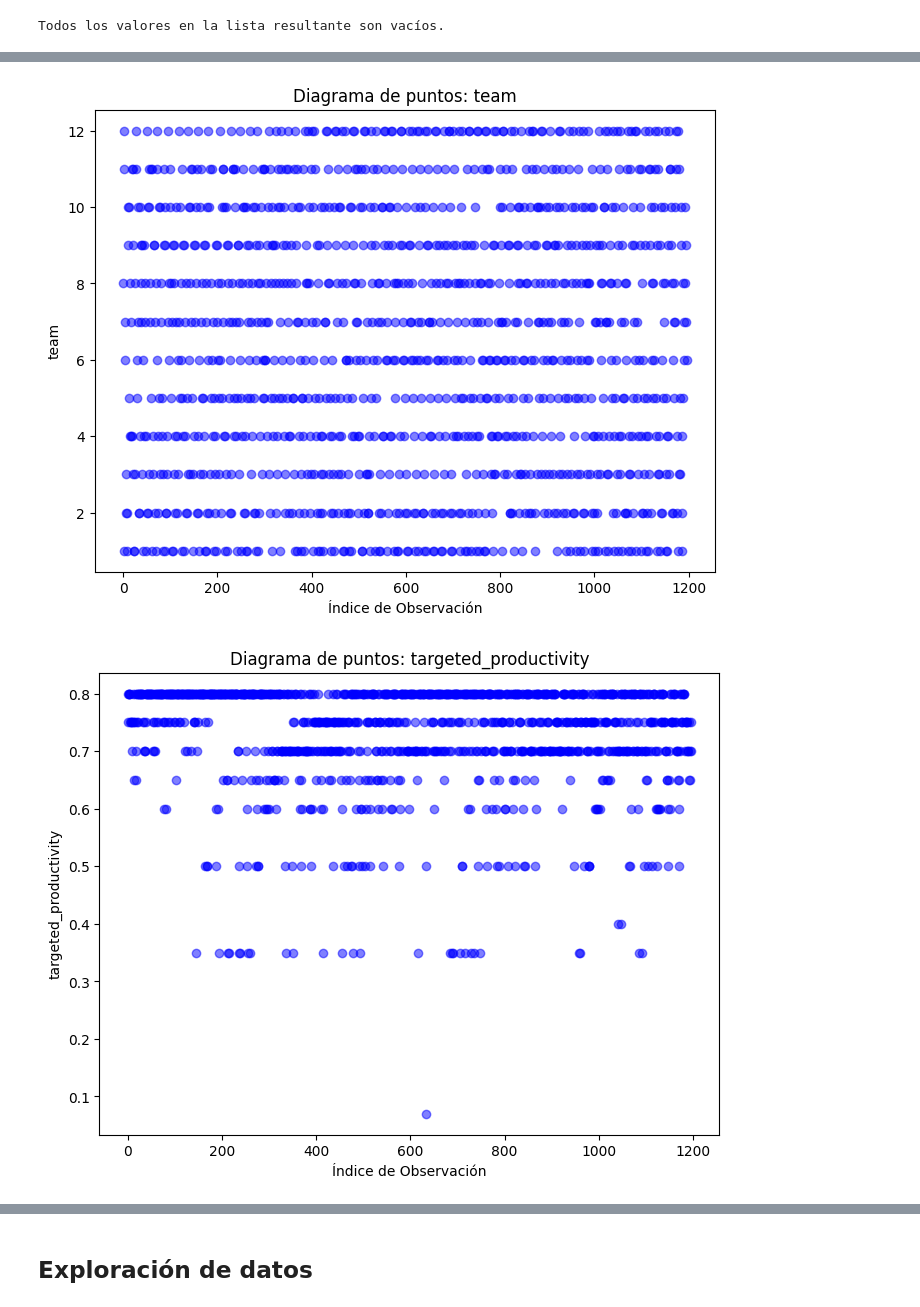
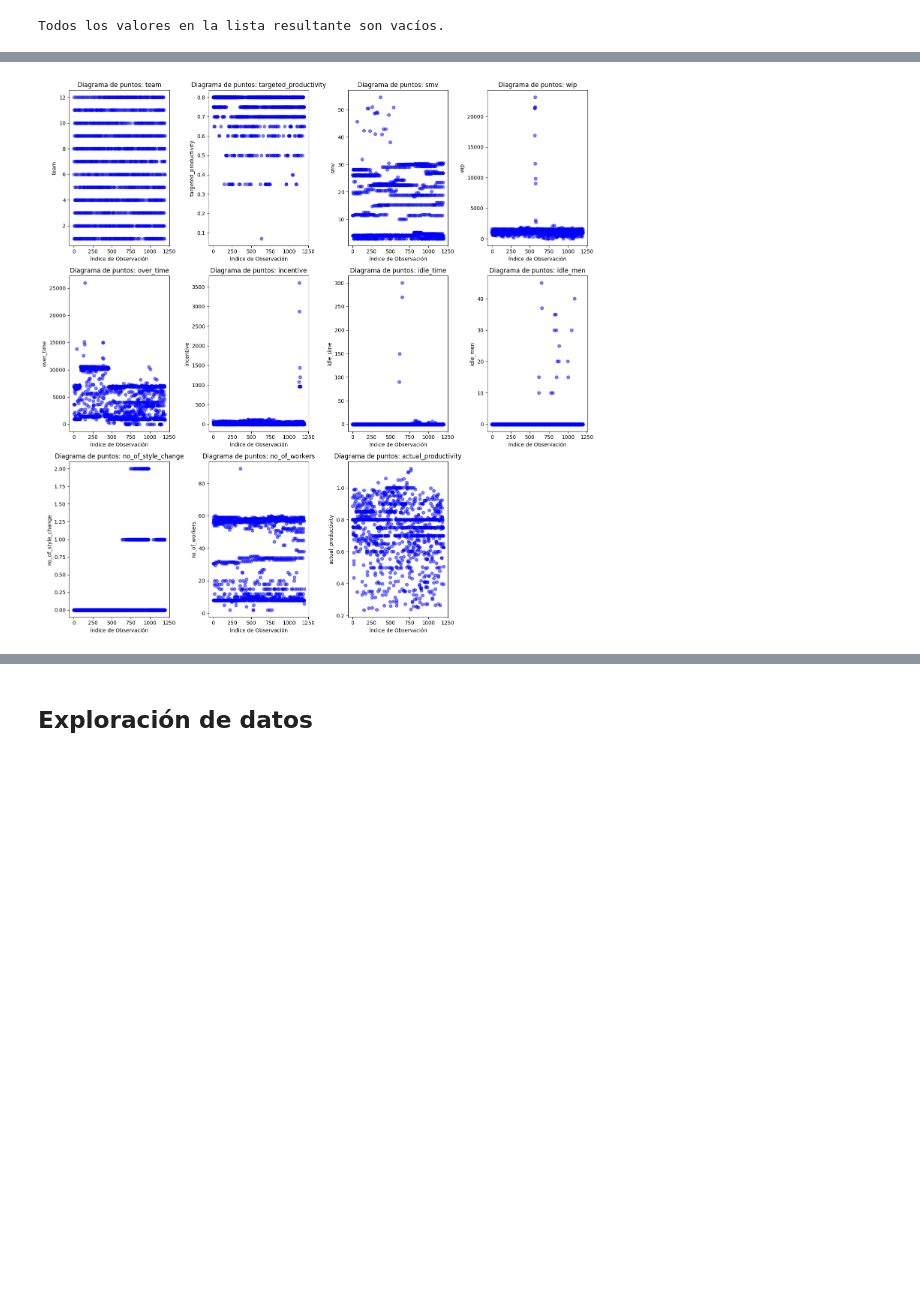
Before and after one commit to JuanMoreno2000/Proyecto1_actd, a Jupyter notebook: Proyecto1_Analitica.ipynb, the cells around one changed output, grey strips where cells are left out. Drawn from its saved outputs; the diff is of its cells as text; code cells hidden in the pictures; blank space fills up the shorter version.

```diff
--- a/Proyecto1_Analitica.ipynb
+++ b/Proyecto1_Analitica.ipynb
@@ -128,16 +93,27 @@ data = datac
 # %%
 import matplotlib.pyplot as plt
 
 numeric_variables = data.select_dtypes(include=['float64', 'int64'])
+num_plots = len(numeric_variables.columns)
+num_rows = int(num_plots**0.5)  # Número de filas
+num_cols = (num_plots + num_rows - 1) // num_rows  # Número de columnas
+
+fig, axs = plt.subplots(num_rows, num_cols, figsize=(15, 15))
 
 # Generar diagrama de puntos para cada variable numérica
-for column in numeric_variables.columns:
-    plt.figure(figsize=(8, 6))
-    plt.scatter(data.index, data[column], alpha=0.5, color='blue')
-    plt.title(f'Diagrama de puntos: {column}')
-    plt.xlabel('Índice de Observación')
-    plt.ylabel(column)
-    plt.show()
+for i, column in enumerate(numeric_variables.columns):
+    row = i // num_cols
+    col = i % num_cols
+    axs[row, col].scatter(data.index, data[column], alpha=0.5, color='blue')
+    axs[row, col].set_title(f'Diagrama de puntos: {column}')
+    axs[row, col].set_xlabel('Índice de Observación')
+    axs[row, col].set_ylabel(column)
+
+# Eliminar subplots no utilizados
+for i in range(num_plots, num_rows*num_cols):
+    axs.flatten()[i].axis('off')
+
+plt.tight_layout()
+plt.show()
 # %% [output]
-[figure, old version]
+[figure, new version]
-[figure, removed]
```
Also changed, not shown: parts of 46 cells of this notebook.
